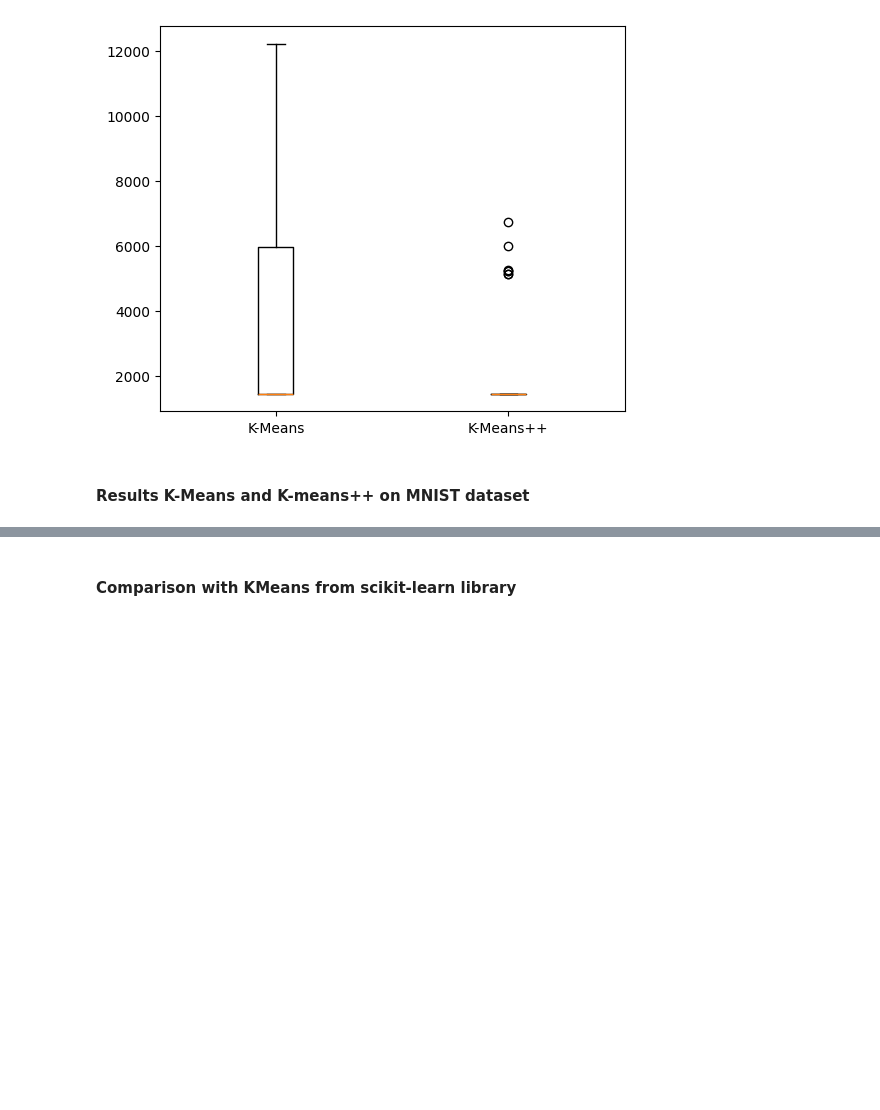
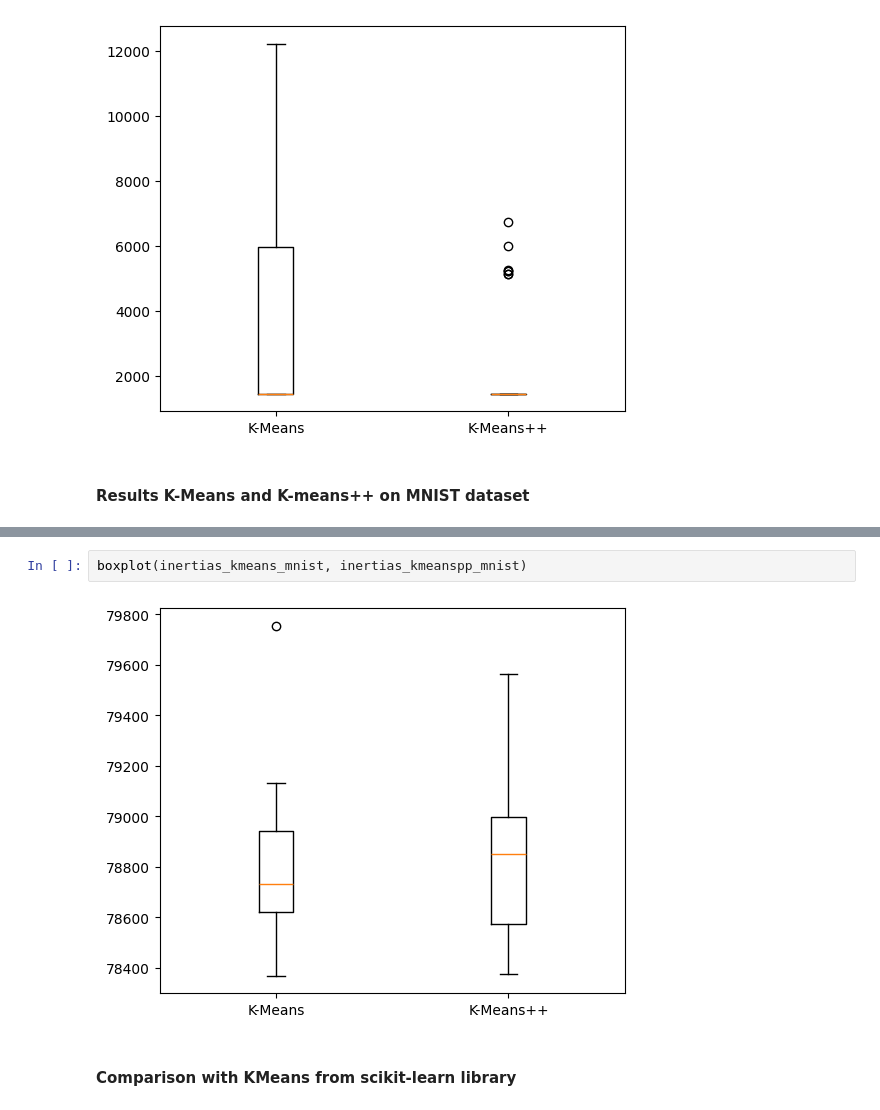
Before and after one commit to MatteoBisotti/StatML_project, a Jupyter notebook: code/main.ipynb, the cells around one changed output, grey strips where cells are left out. Saved outputs shown, nothing was run; the diff lists cells and outputs as text; blank space fills up the shorter version.

Commit message:
fix plots and readme

```diff
--- a/code/main.ipynb
+++ b/code/main.ipynb
@@ -302,3 +300,7 @@ plot_strip(inertias_kmeans_mnist, inertias_kmeanspp_mnist)
+# %%
+boxplot(inertias_kmeans_mnist, inertias_kmeanspp_mnist)
+# %% [output]
+[figure, added]
 # %% [markdown]
 #### Comparison with KMeans from scikit-learn library
 # %%
```
Also changed, not shown: parts of 10 cells of this notebook, 2 other files.
